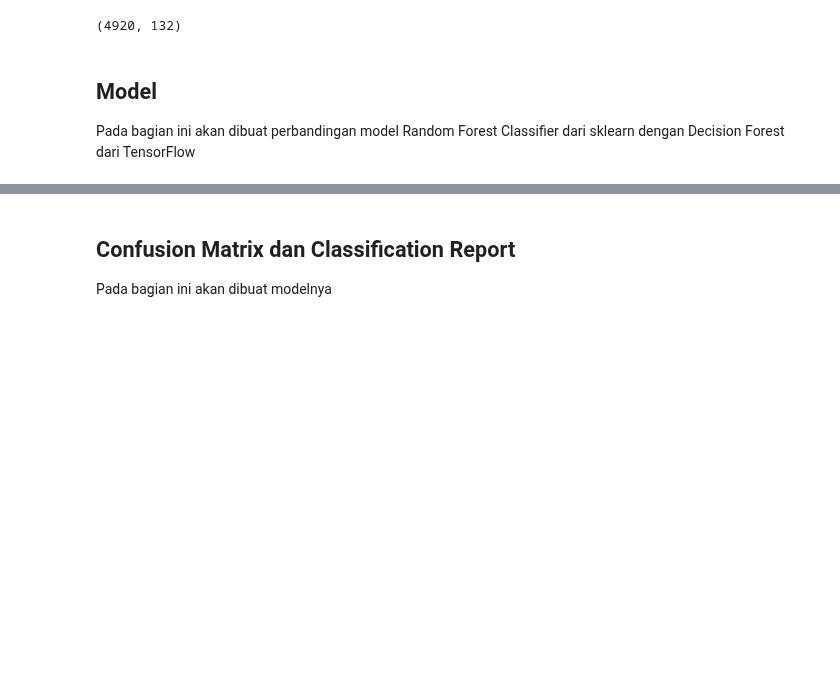
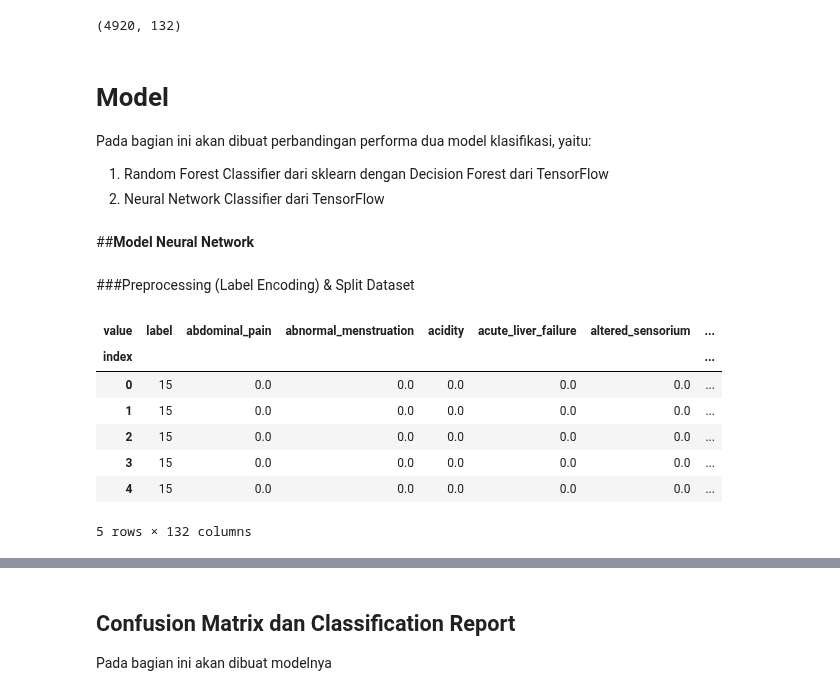
Before and after one commit to meidianarahmawati/mlt2hc7, a Jupyter notebook: Final Project.ipynb, the cells around one changed output, grey strips where cells are left out. Cells and saved outputs as stored; diff of their text form; code cells hidden in the pictures; blank space fills up the shorter version.

```diff
--- a/Final Project.ipynb
+++ b/Final Project.ipynb
@@ -211,6 +239,17 @@ x_train, y_train, x_test, y_test =  ds_train.drop('label', axis = 1),\
                                     ds_test.drop('label', axis = 1),\
                                     ds_test['label']
 # %% [markdown]
-## Model
+# Model
 
-Pada bagian ini akan dibuat perbandingan model Random Forest Classifier dari sklearn dengan Decision Forest dari TensorFlow
+Pada bagian ini akan dibuat perbandingan performa dua model klasifikasi, yaitu:
+1. Random Forest Classifier dari sklearn dengan Decision Forest dari TensorFlow
+2. Neural Network Classifier dari TensorFlow
+# %% [markdown]
+##**Model Neural Network**
+# %% [markdown]
+###Preprocessing (Label Encoding) & Split Dataset
+# %%
+#Label encoding pada disease
+disease_list = list(diseases['label'].unique())
+le = LabelEncoder()
+encoded_disease = le.fit_transform(disease_list)
@@ -216,0 +260,12 @@ Pada bagian ini akan dibuat perbandingan model Random Forest Classifier dari skl
+# %%
+dataset2 = diseases.replace(dictionary)
+dataset2.head()
+# %% [output]
+| value | label | abdominal_pain | abnormal_menstruation | acidity | acute_liver_failure | altered_sensorium | ... |
+| index |  |  |  |  |  |  | ... |
+| 0 | 15 | 0.0 | 0.0 | 0.0 | 0.0 | 0.0 | ... |
+| 1 | 15 | 0.0 | 0.0 | 0.0 | 0.0 | 0.0 | ... |
+| 2 | 15 | 0.0 | 0.0 | 0.0 | 0.0 | 0.0 | ... |
+| 3 | 15 | 0.0 | 0.0 | 0.0 | 0.0 | 0.0 | ... |
+| 4 | 15 | 0.0 | 0.0 | 0.0 | 0.0 | 0.0 | ... |
+5 rows × 132 columns
```
Also changed, not shown: parts of 44 cells of this notebook.
